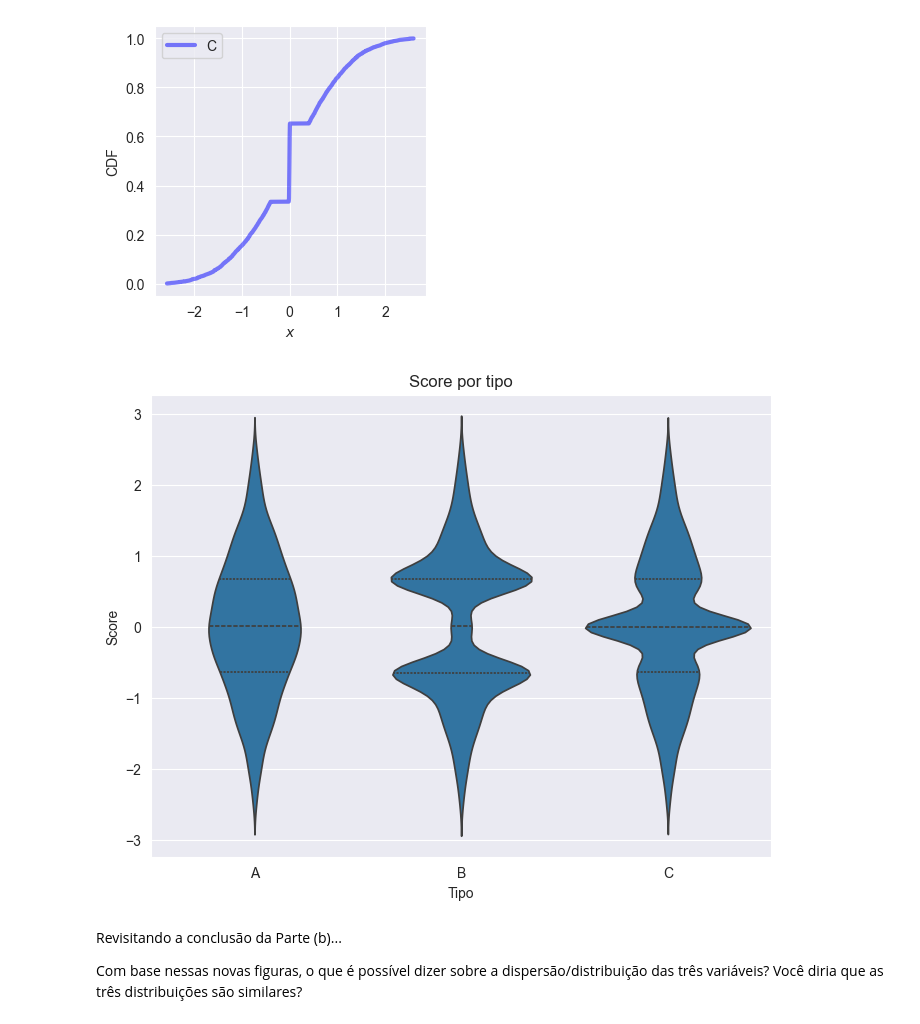
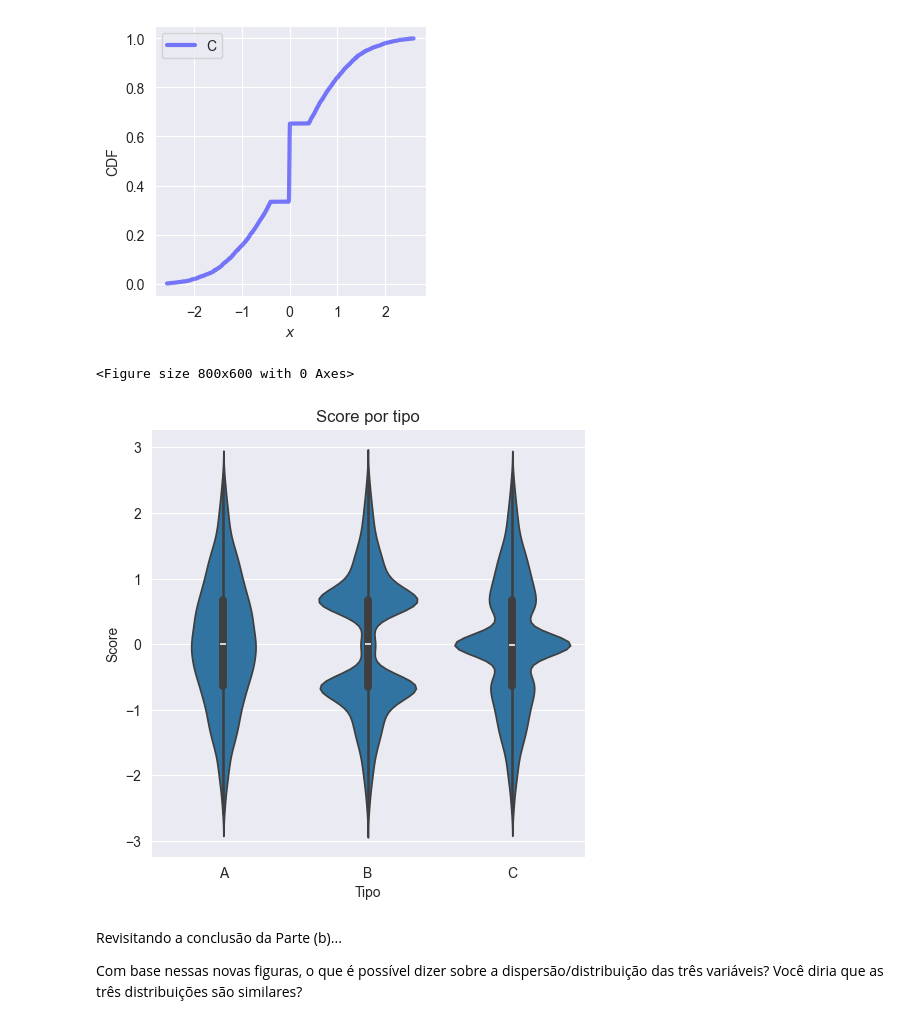
Before and after one commit to hygo2025/ciencia_de_dados, a Jupyter notebook: lista_01/lista_01.ipynb, the cells around one changed output. Drawn from its saved outputs; the diff is of its cells as text; code cells hidden in the pictures.

```diff
--- a/lista_01/lista_01.ipynb
+++ b/lista_01/lista_01.ipynb
@@ -361,13 +368,14 @@ plot_cdf(df1, df1['type'].unique())
 [figure]
 # %%
 plt.figure(figsize=(8, 6))
-sns.violinplot(x='type', y='score', data=df1, inner="quartile")
+sns.catplot(x="type", y="score", kind="violin", data=df1)
 plt.title('Score por tipo')
 plt.xlabel('Tipo')
 plt.ylabel('Score')
 plt.show()
 # %% [output]
+<Figure size 800x600 with 0 Axes>
-[figure, old version]
+[figure, new version]
 # %% [markdown]
 Revisitando a conclusão da Parte (b)...
 
```
Also changed, not shown: parts of 24 cells of this notebook, 4 other files.
